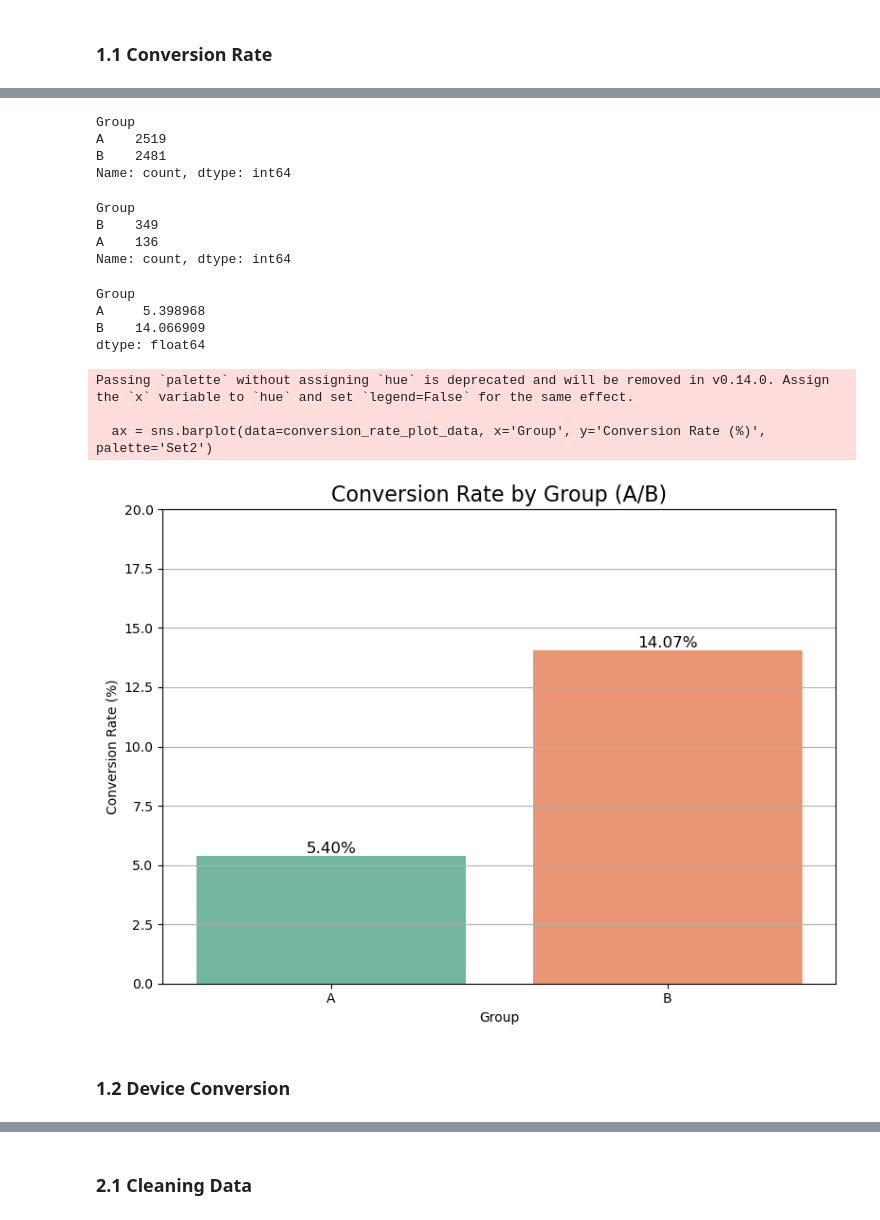
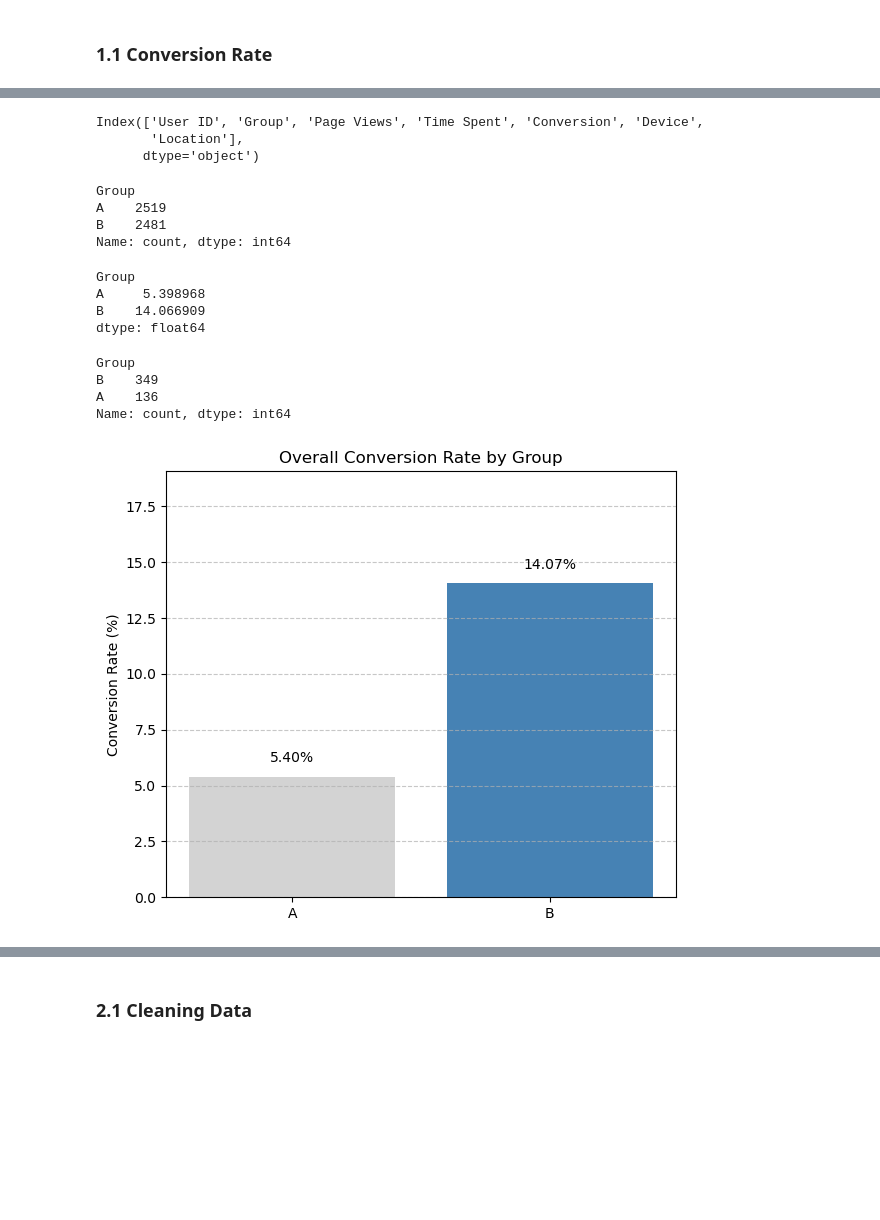
Before and after one commit to Guddies92/FinalProjectDapt08, a Jupyter notebook: Group_Project_one_dataset_Jing.ipynb, the cells around one changed output, grey strips where cells are left out. Cells and saved outputs as stored; diff of their text form; code cells hidden in the pictures; blank space fills up the shorter version.

```diff
--- a/Group_Project_one_dataset_Jing.ipynb
+++ b/Group_Project_one_dataset_Jing.ipynb
@@ -9,4 +9,4 @@ import scipy.stats as stats
 from statsmodels.stats.proportion import proportions_ztest, proportion_confint
 # %%
 # Read File
-ab_testing = pd.read_csv('/Users/xiejing/Desktop/Codeoptest/Group Project/ab_testing.csv')
+ab_testing = pd.read_csv('/Users/xiejing/Desktop/Codeoptest/Group_Project/ab_testing.csv')
@@ -43,3 +23,9 @@ dtype: float64
+# %%
+ab_testing.columns
+# %% [output]
+Index(['User ID', 'Group', 'Page Views', 'Time Spent', 'Conversion', 'Device',
+       'Location'],
+      dtype='object')
 # %%
 ab_testing['Group'].value_counts()
 # %% [output]
@@ -47,6 +33,22 @@ Group
 A    2519
 B    2481
 Name: count, dtype: int64
+# %%
+# 1: Count total users per group
+total_users = ab_testing.groupby('Group').size()
+
+# 2: Count converted users (Conversion == 'Yes') per group
+converted_users = ab_testing[ab_testing['Conversion'] == 'Yes'].groupby('Group').size()
+
+# 3: Calculate conversion rate per group
+conversion_rate_manual = (converted_users / total_users) * 100
+
+print(conversion_rate_manual)
+# %% [output]
+Group
+A     5.398968
+B    14.066909
+dtype: float64
 # %%
 ab_testing[ab_testing['Conversion'] == 'Yes']['Group'].value_counts()
 # %% [output]
@@ -54,42 +56,22 @@ Group
 B    349
 A    136
 Name: count, dtype: int64
-# %%
-# One-liner: Calculate and show conversion rate (%) per group
-conversion_rate_clean = (ab_testing.query("Conversion == 'Yes'").groupby('Group').size() / ab_testing.groupby('Group').size()) * 100
-
-print(conversion_rate_clean)
-# %% [output]
-Group
-A     5.398968
-B    14.066909
-dtype: float64
 # %%
+# Plot
+plt.figure(figsize=(6, 5))
+bars = plt.bar(conversion_rate_manual.index, conversion_rate_manual.values, color=['lightgray', 'steelblue'])
 
-# Prepare data for plotting
-conversion_rate_plot_data = conversion_rate_clean.reset_index()
-conversion_rate_plot_data.columns = ['Group', 'Conversion Rate (%)']
+# Add data labels
+for bar in bars:
+    height = bar.get_height()
+    plt.text(bar.get_x() + bar.get_width() / 2, height + 0.5, f'{height:.2f}%',
+             ha='center', va='bottom', fontsize=10)
 
-# Plot
-plt.figure(figsize=(8, 6))
-ax = sns.barplot(data=conversion_rate_plot_data, x='Group', y='Conversion Rate (%)', palette='Set2')
-
-# Add labels on top of bars
-for p in ax.patches:
-    ax.annotate(f"{p.get_height():.2f}%", (p.get_x() + p.get_width() / 2., p.get_height()),
-                ha='center', va='bottom', fontsize=12, color='black')
-
-plt.title('Conversion Rate by Group (A/B)', fontsize=16)
+plt.title('Overall Conversion Rate by Group')
 plt.ylabel('Conversion Rate (%)')
-plt.xlabel('Group')
-plt.ylim(0, 20)
-plt.grid(axis='y')
+plt.ylim(0, max(conversion_rate_manual.values) + 5)
+plt.grid(axis='y', linestyle='--', alpha=0.7)
 plt.tight_layout()
 plt.show()
 # %% [output]
-Passing `palette` without assigning `hue` is deprecated and will be removed in v0.14.0. Assign the `x` variable to `hue` and set `legend=False` for the same effect.
-
-  ax = sns.barplot(data=conversion_rate_plot_data, x='Group', y='Conversion Rate (%)', palette='Set2')
-[figure, old version]
+[figure, new version]
-# %% [markdown]
-### 1.2 Device Conversion
```
Also changed, not shown: parts of 35 cells of this notebook.
